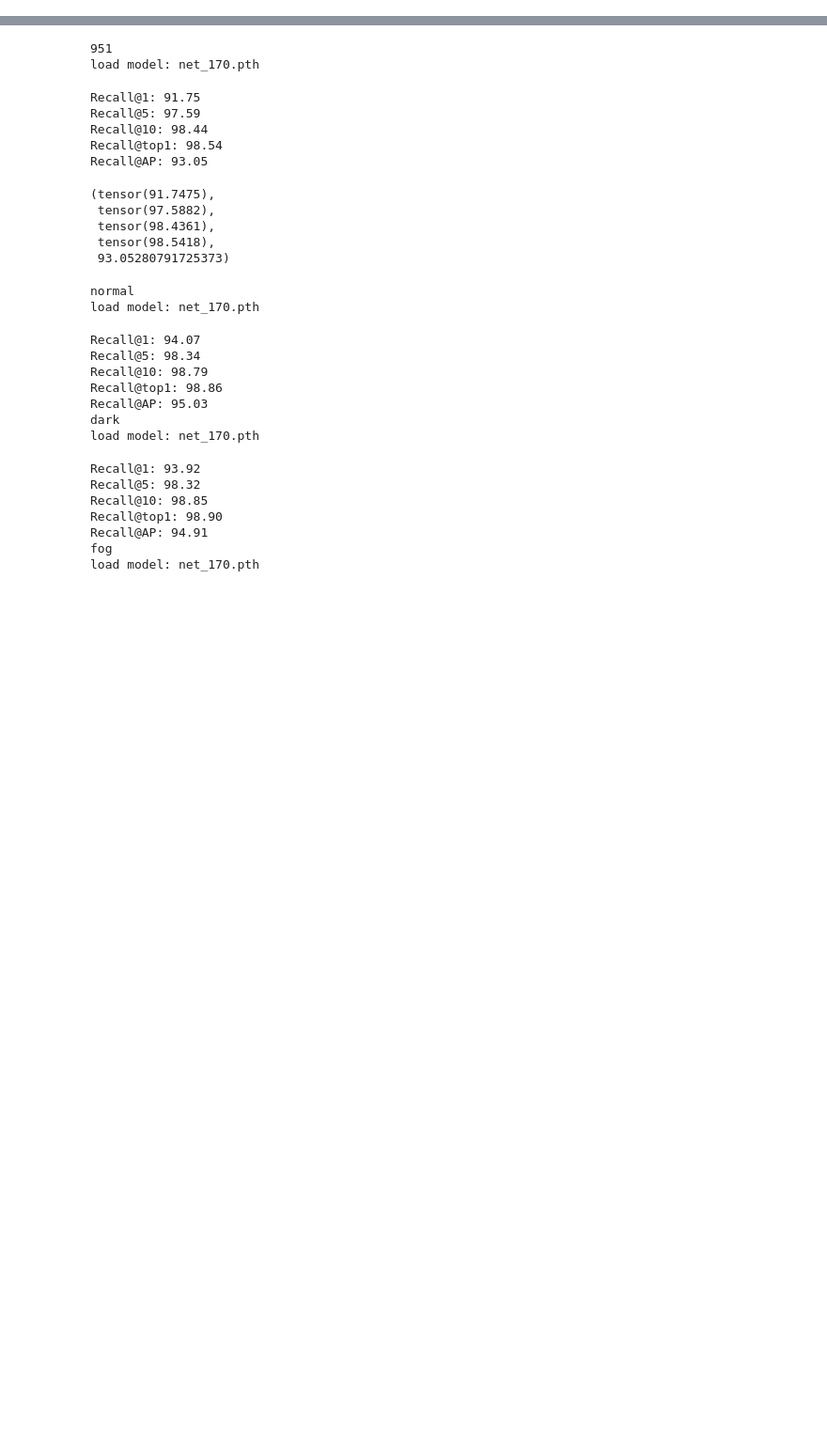
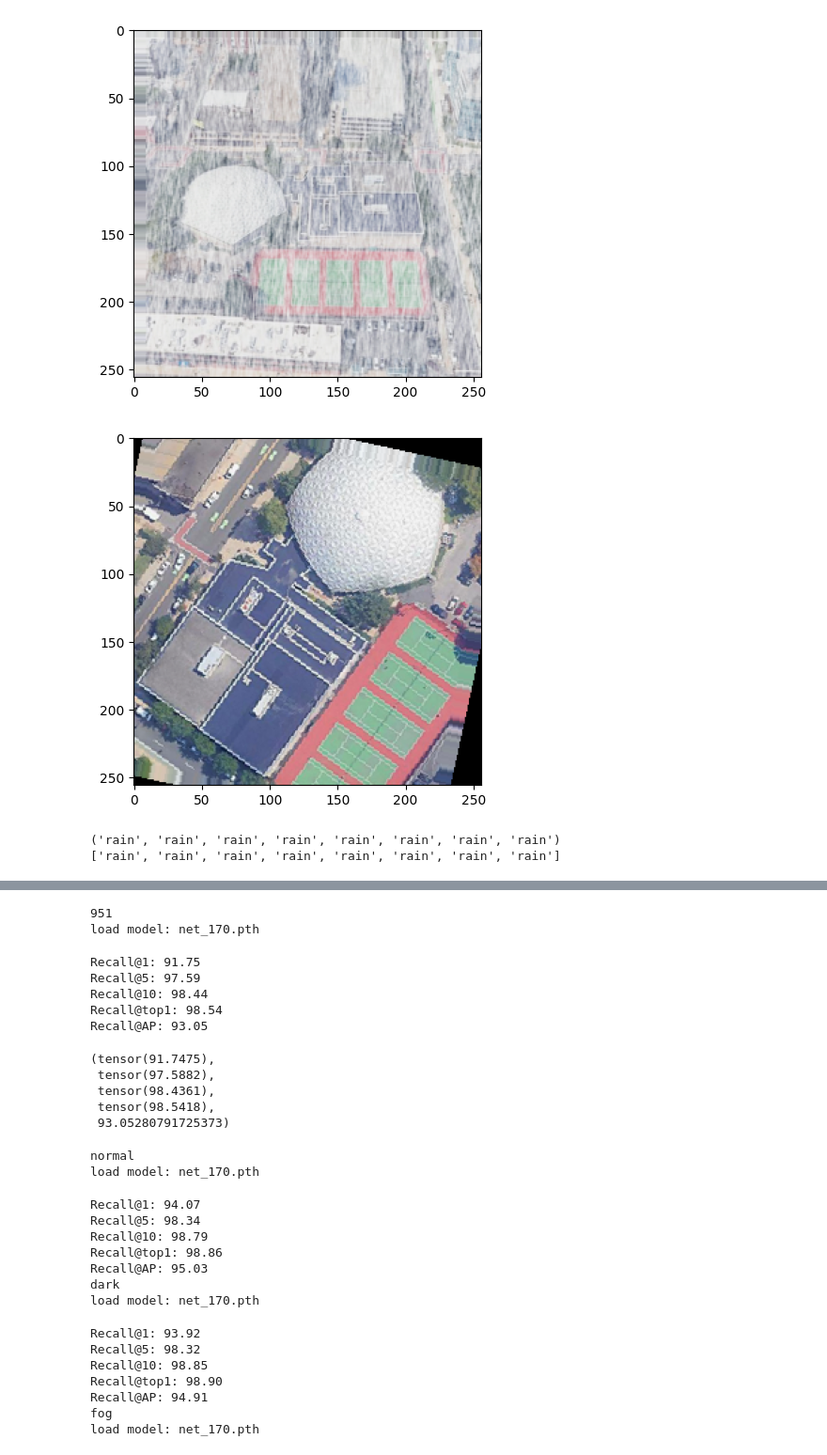
Before and after one commit to sayoriaaa/UAVM24-solution, a Jupyter notebook: MLPN.ipynb, the cells around one changed output, grey strips where cells are left out. Shown: that part at 94% size. Drawn from its saved outputs; the diff is of its cells as text; code cells hidden in the pictures; blank space fills up the shorter version.

Commit message:
add MLPN train

```diff
--- a/MLPN.ipynb
+++ b/MLPN.ipynb
@@ -89,0 +1,29 @@ class MLPN_:
+# %%
+from MLPN.loader import init_dataset_train, label2tensor, tensor2label
+import os
+import torch
+
+from matplotlib import pyplot as plt
+import numpy as np
+
+def imshow(img):
+    img = img * torch.tensor([0.229, 0.224, 0.225]).view(3,1,1) + torch.tensor([0.485, 0.456, 0.406]).view(3,1,1)
+    img = img.numpy()
+    plt.imshow(np.transpose(img, (1,2,0)))
+    plt.show()
+
+data_dir = os.path.join(os.getcwd(), 'University-Release', 'train')
+image_datasets, dataloaders, dataset_sizes = init_dataset_train(data_dir, batchsize=8, style='rain')
+dataiter = iter(dataloaders['drone'])
+img, img_s, label, weather = dataiter.next()
+imshow(img[0])
+imshow(img_s[0])
+print(weather)
+x = label2tensor(weather)
+xx = tensor2label(x)
+print(xx)
+# %% [output]
+[figure, added]
+[figure, added]
+('rain', 'rain', 'rain', 'rain', 'rain', 'rain', 'rain', 'rain')
+['rain', 'rain', 'rain', 'rain', 'rain', 'rain', 'rain', 'rain']
```
Also changed, not shown: parts of 3 cells of this notebook, 6 other files.
